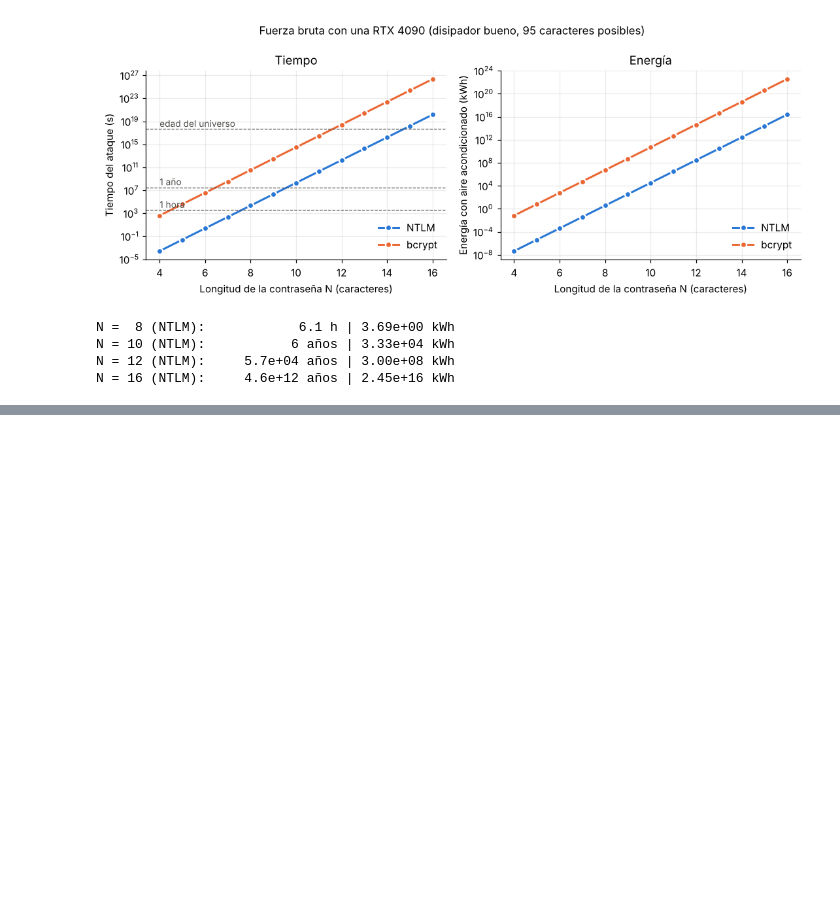
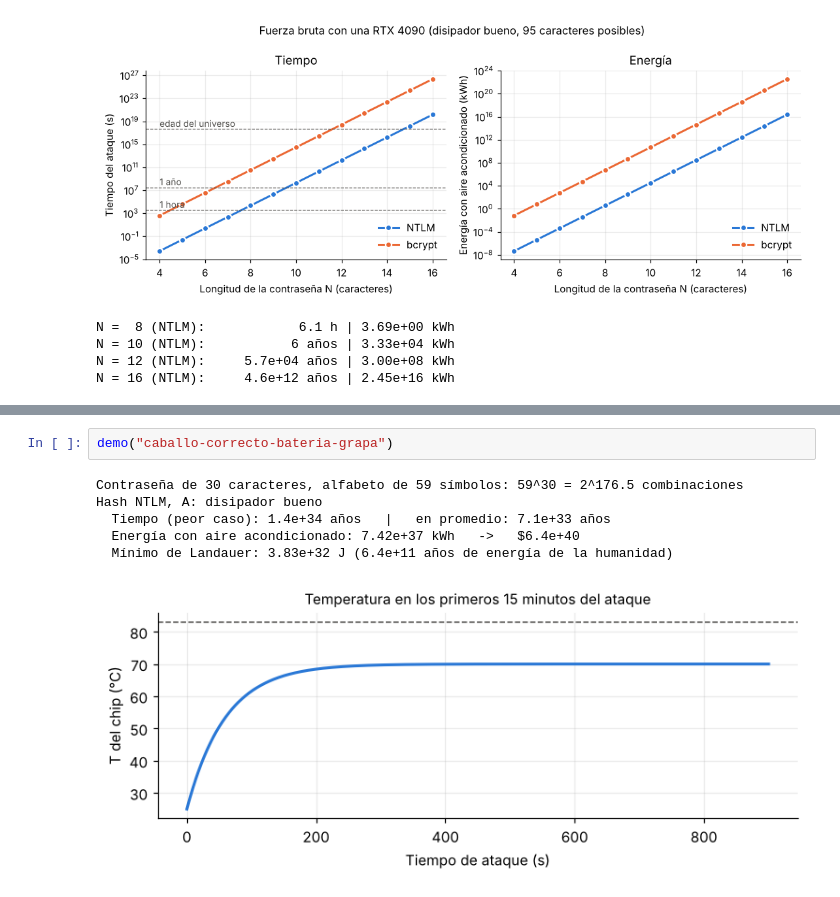
Before and after one commit to Byrojito/Proyecto_f-sicaA, a Jupyter notebook: proyecto.ipynb, the cells around one changed output, grey strips where cells are left out. Cells and saved outputs as stored; diff of their text form; blank space fills up the shorter version.

```diff
--- a/proyecto.ipynb
+++ b/proyecto.ipynb
@@ -1068,0 +1282,9 @@ En la sección 12 veremos si, más allá de la tecnología, la termodinámica po
+# %%
+demo("caballo-correcto-bateria-grapa")
+# %% [output]
+Contraseña de 30 caracteres, alfabeto de 59 símbolos: 59^30 = 2^176.5 combinaciones
+Hash NTLM, A: disipador bueno
+  Tiempo (peor caso): 1.4e+34 años   |   en promedio: 7.1e+33 años
+  Energía con aire acondicionado: 7.42e+37 kWh   ->   $6.4e+40
+  Mínimo de Landauer: 3.83e+32 J (6.4e+11 años de energía de la humanidad)
+[figure, added]
```
Also changed, not shown: parts of 17 cells of this notebook, 3 other files.
